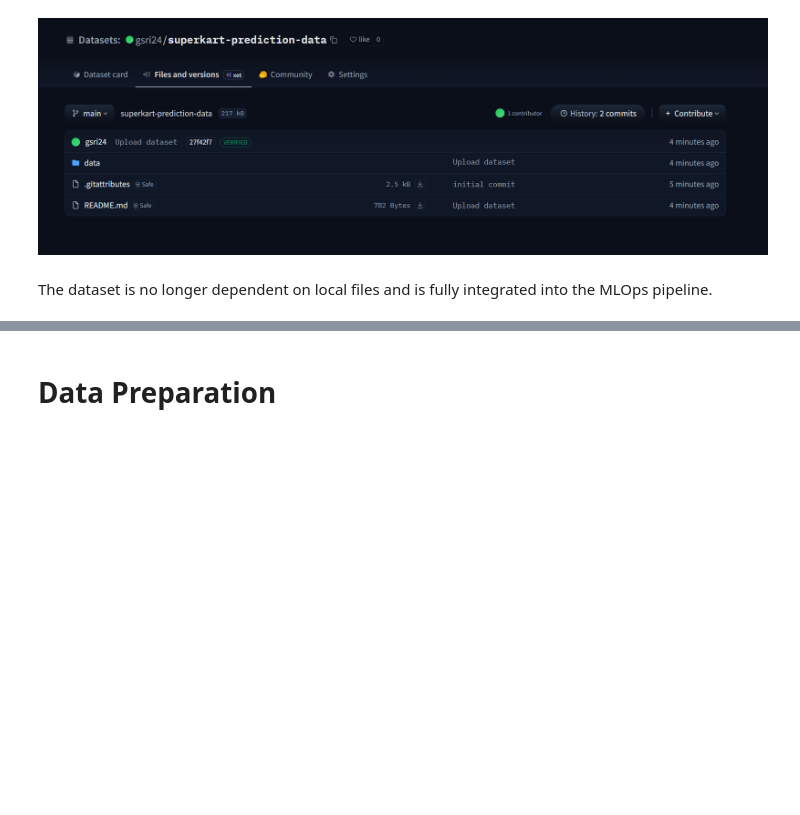
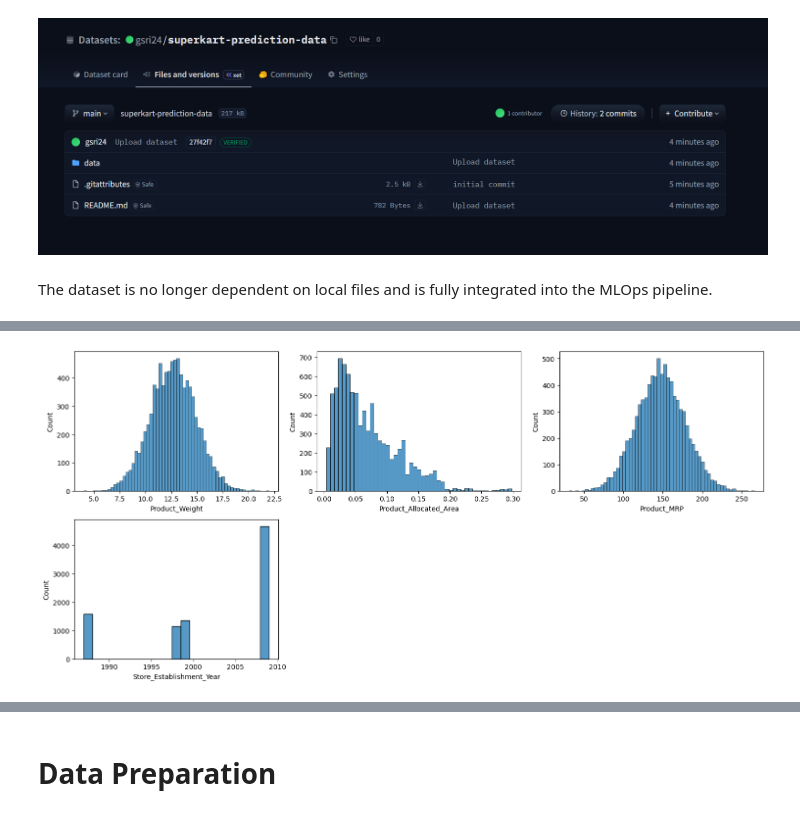
Before and after one commit to gs24/AIML, a Jupyter notebook: mlops/superkart/superkart.ipynb, the cells around one changed output, grey strips where cells are left out. Cells and saved outputs as stored; diff of their text form; code cells hidden in the pictures; blank space fills up the shorter version.

```diff
--- a/mlops/superkart/superkart.ipynb
+++ b/mlops/superkart/superkart.ipynb
@@ -189,0 +197,22 @@ The dataset is no longer dependent on local files and is fully integrated into t
+# %%
+#Defining the target variable for the regression problem
+target_variable = "Product_Store_Sales_Total"
+
+
+#Listing the categorical variables
+categorical_features = [
+    "Product_Sugar_Content",
+    "Product_Type",
+    "Store_Id",
+    "Store_Size",
+    "Store_Location_City_Type",
+    "Store_Type"
+]
+
+#Listing the numerical variables
+numerical_features = [
+    "Product_Weight",
+    "Product_Allocated_Area",
+    "Product_MRP",
+    "Store_Establishment_Year"
+]
@@ -189,0 +244,16 @@ The dataset is no longer dependent on local files and is fully integrated into t
+# %%
+# defining the figure size
+plt.figure(figsize=(15, 10))
+
+# defining the list of numerical features to plot
+features = data[numerical_features].columns.tolist()
+
+# creating the histograms
+for i, feature in enumerate(features):
+    plt.subplot(3, 3, i+1)    # assign a subplot in the main plot
+    sns.histplot(data=data, x=feature)    # plot the histogram
+
+plt.tight_layout()    # to add spacing between plots
+plt.show()
+# %% [output]
+[figure, added]
```
Also changed, not shown: parts of 27 cells of this notebook.
